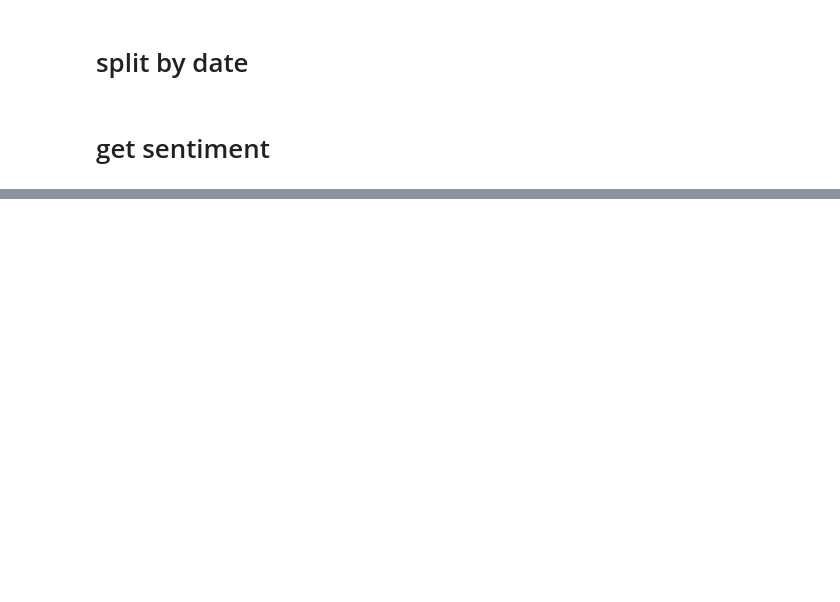
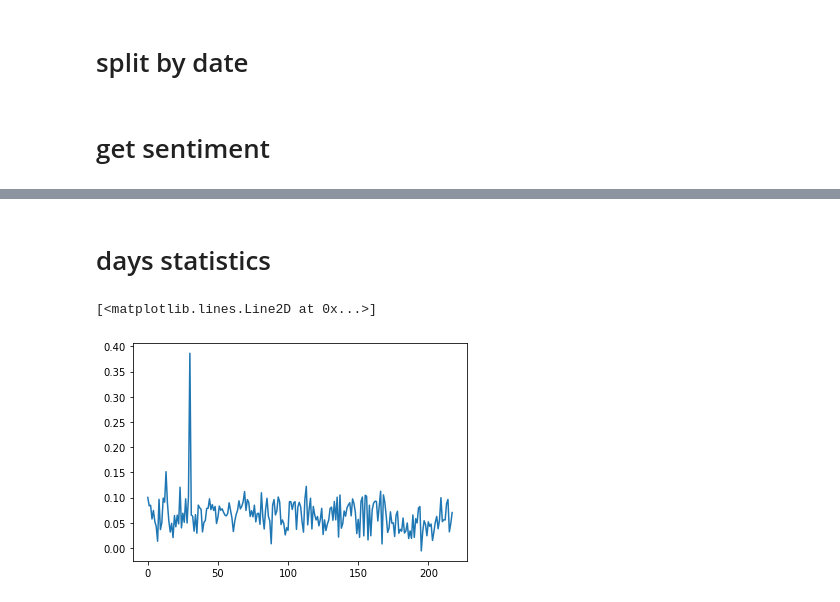
Before and after one commit to aliharakeh/M2-Project, a Jupyter notebook: Project_Final_Scripts/sentiment/sentiment.ipynb, the cells around one changed output, grey strips where cells are left out. Drawn from its saved outputs; the diff is of its cells as text; code cells hidden in the pictures; blank space fills up the shorter version.

```diff
--- a/Project_Final_Scripts/sentiment/sentiment.ipynb
+++ b/Project_Final_Scripts/sentiment/sentiment.ipynb
@@ -295,2 +217,0 @@ def get_sentiment(row):
-# %%
-tweets[['sentiment', 'sentiment_label']] = tweets.apply(get_sentiment, axis=1)
@@ -304,3 +217,0 @@ Name: sentiment_label, dtype: int64
-# %%
-tweets = tweets.drop(columns=['year', 'month', 'day'])
-tweets.columns
@@ -315,0 +249,27 @@ tweets.to_csv(save_to, index=False)
+# %% [markdown]
+# days statistics
+# %%
+config = {
+    'month': 'first',
+    'day': 'first',
+    'people_sentiment': 'mean',
+    'ratio_sentiment1': 'mean',
+    'ratio_sentiment2': 'mean',
+    'ratio_sentiment3': 'mean',
+    'ratio_sentiment4': 'mean',
+}
+days = tweets.groupby(['month', 'day']).agg(config).reset_index(drop=True)
+# days
+# %%
+X = range(len(days))
+people_sentiment = days.people_sentiment
+overall_month_avg = days.ratio_sentiment1
+cumulative_new_avg = days.ratio_sentiment2
+cumulative_diff_avg = days.ratio_sentiment3
+simple_prev_new_ratio = days.ratio_sentiment4
+Zero = [0 for x in X]
+# %%
+plot(X, people_sentiment)
+# %% [output]
+[<matplotlib.lines.Line2D at 0x...>]
+[figure, added]
```
Also changed, not shown: parts of 51 cells of this notebook, 13 other files.
